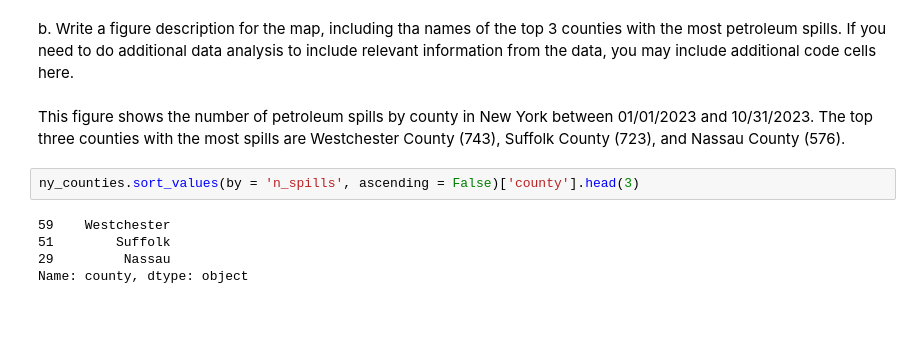
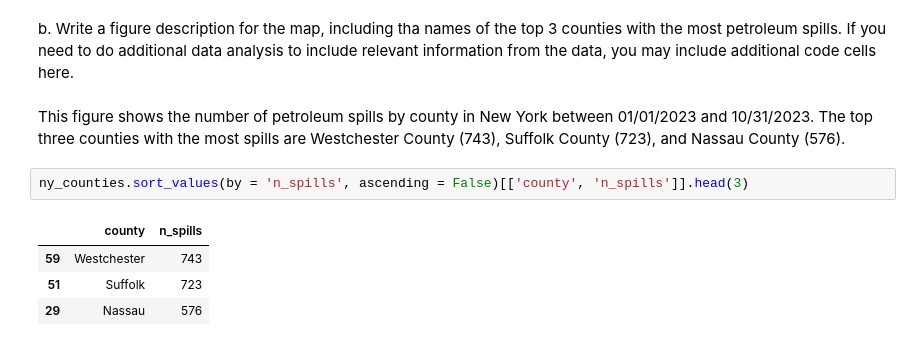
Before and after one commit to ceh58/eds220-hwk3, a Jupyter notebook: hwk3-task2-oil-spills.ipynb, the cells around one changed output. Cells and saved outputs as stored; diff of their text form; blank space fills up the shorter version.

```diff
--- a/hwk3-task2-oil-spills.ipynb
+++ b/hwk3-task2-oil-spills.ipynb
@@ -513,9 +512,9 @@ b. Write a figure description for the map, including tha names of the top 3 coun
 # %% [markdown]
 This figure shows the number of petroleum spills by county in New York between 01/01/2023 and 10/31/2023. The top three counties with the most spills are Westchester County (743), Suffolk County (723), and Nassau County (576).
 # %%
-ny_counties.sort_values(by = 'n_spills', ascending = False)['county'].head(3)
+ny_counties.sort_values(by = 'n_spills', ascending = False)[['county', 'n_spills']].head(3)
 # %% [output]
-59    Westchester
-51        Suffolk
-29         Nassau
-Name: county, dtype: object
+|  | county | n_spills |
+| 59 | Westchester | 743 |
+| 51 | Suffolk | 723 |
+| 29 | Nassau | 576 |
```
Also changed, not shown: parts of 3 cells of this notebook.
